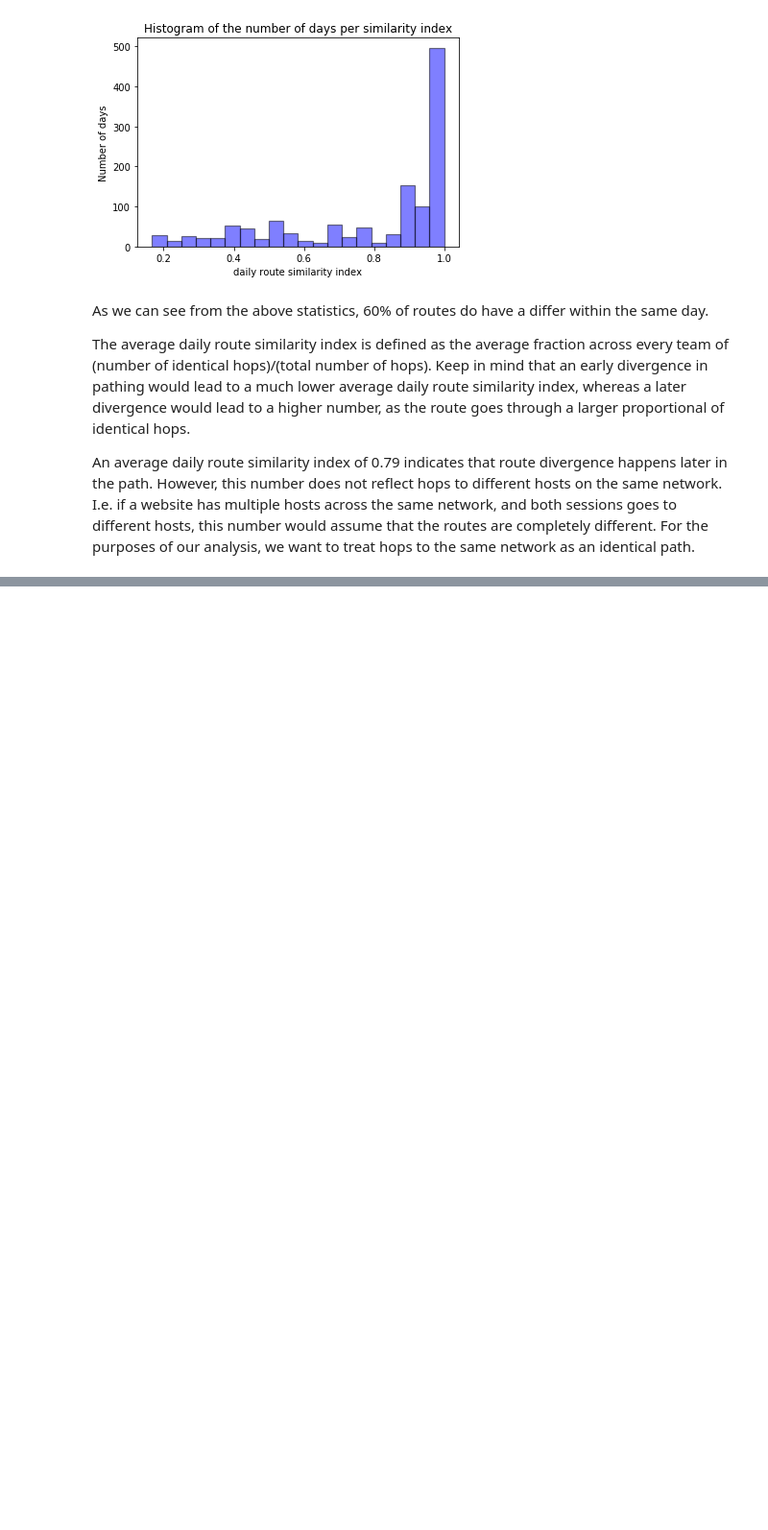
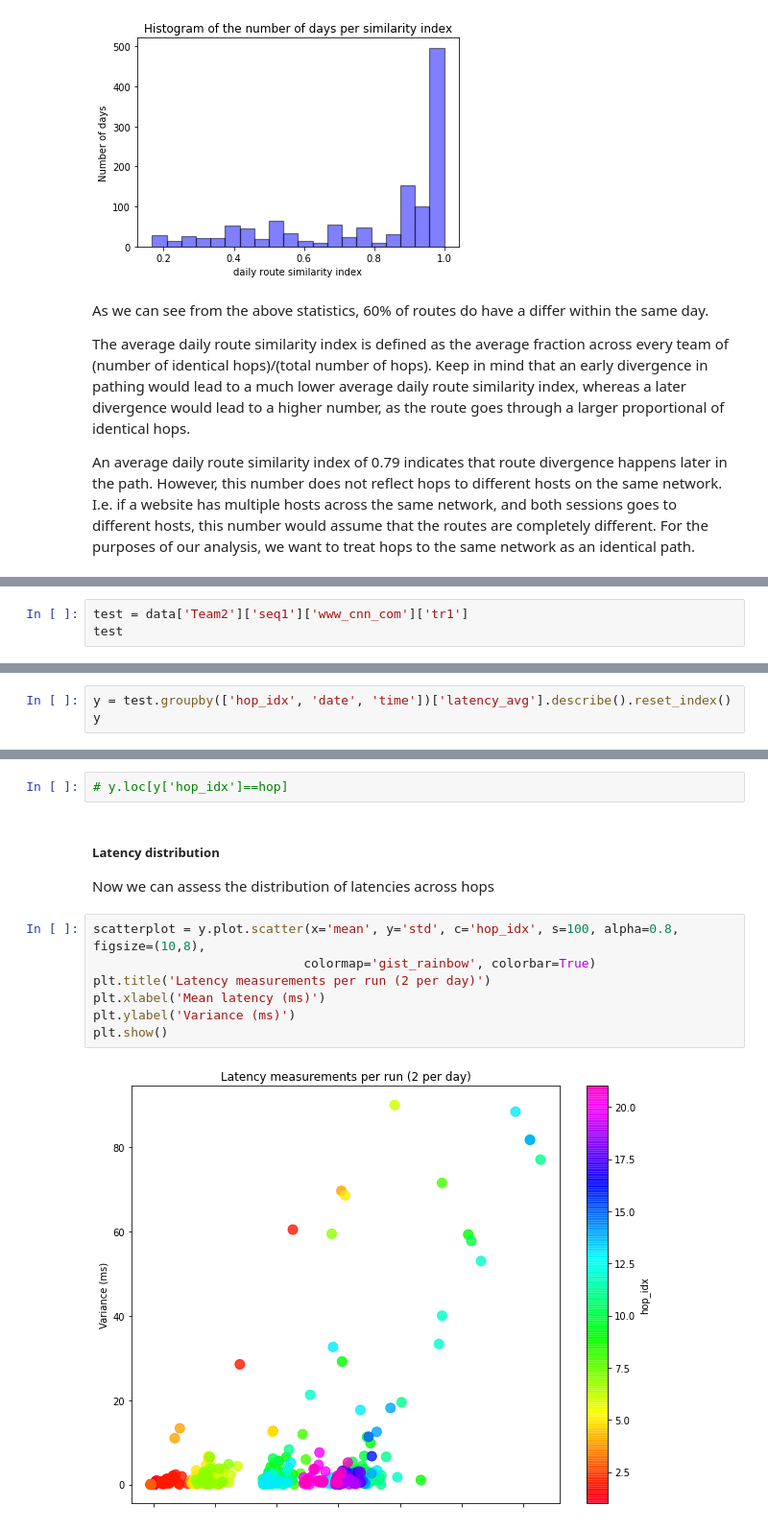
Before and after one commit to mbronckers/cmsc23360, a Jupyter notebook: p3/Analysis.ipynb, the cells around one changed output, grey strips where cells are left out. Shown: that part at 96% size. Saved outputs shown, nothing was run; the diff lists cells and outputs as text; blank space fills up the shorter version.

Commit message:
added single (website,team) analysis for Q2/traceroute

```diff
--- a/p3/Analysis.ipynb
+++ b/p3/Analysis.ipynb
@@ -278,0 +304,3 @@ An average daily route similarity index of 0.79 indicates that route divergence
+# %%
+test = data['Team2']['seq1']['www_cnn_com']['tr1']
+test
@@ -278,0 +361,3 @@ An average daily route similarity index of 0.79 indicates that route divergence
+# %%
+y = test.groupby(['hop_idx', 'date', 'time'])['latency_avg'].describe().reset_index()
+y
@@ -278,0 +384,15 @@ An average daily route similarity index of 0.79 indicates that route divergence
+# %%
+# y.loc[y['hop_idx']==hop]
+# %% [markdown]
+##### Latency distribution
+
+Now we can assess the distribution of latencies across hops
+# %%
+scatterplot = y.plot.scatter(x='mean', y='std', c='hop_idx', s=100, alpha=0.8, figsize=(10,8),
+                            colormap='gist_rainbow', colorbar=True)
+plt.title('Latency measurements per run (2 per day)')
+plt.xlabel('Mean latency (ms)')
+plt.ylabel('Variance (ms)')
+plt.show()
+# %% [output]
+[figure, added]
```
Also changed, not shown: parts of 26 cells of this notebook.
